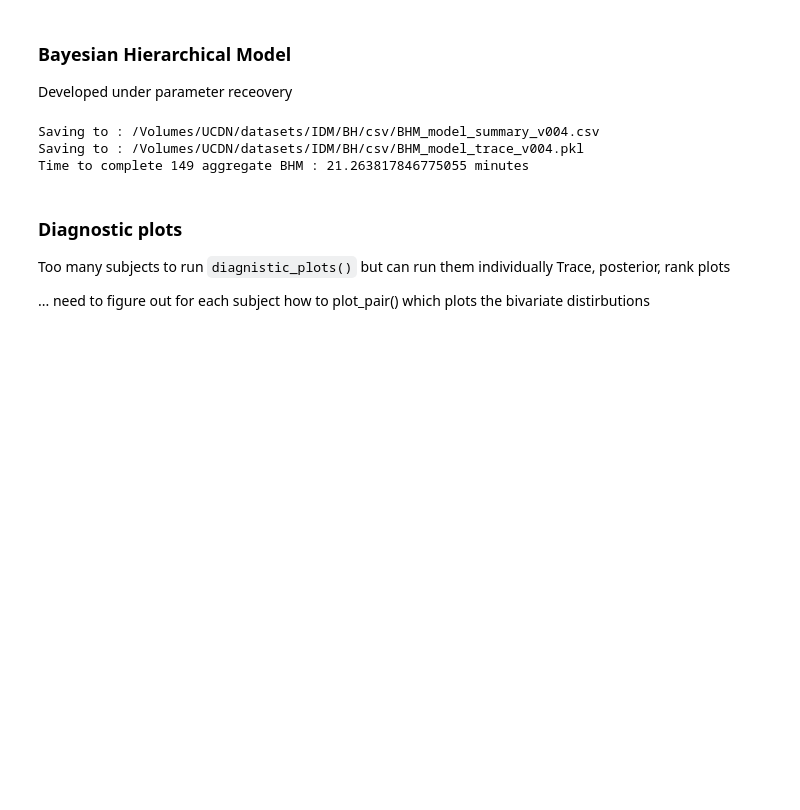
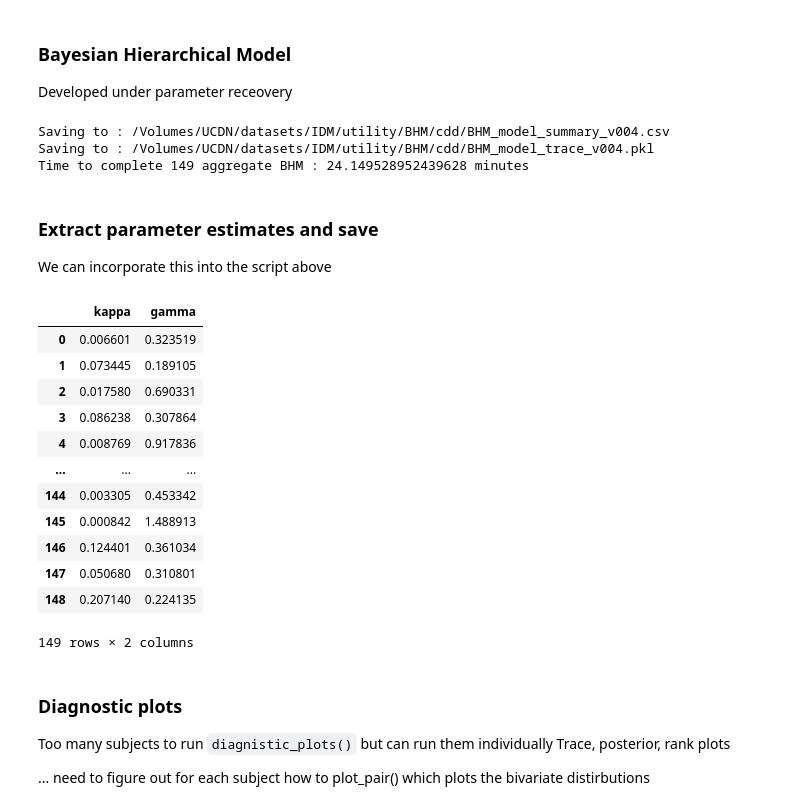
Before and after one commit to CDN-Lab/BH_model, a Jupyter notebook: cdd/hierarchical_model.ipynb, the cells around one changed output. Saved outputs shown, nothing was run; the diff lists cells and outputs as text; code cells hidden in the pictures; blank space fills up the shorter version.

Commit message:
saved diagnostic plots with correct name and extracted parameters to csv

```diff
--- a/cdd/hierarchical_model.ipynb
+++ b/cdd/hierarchical_model.ipynb
@@ -117,7 +117,7 @@ We will load the data from all participants so we can run the modeling schema
 # we will change this when we change utility to 1st level analysis (or split)
 split_dir = '/Volumes/UCDN/datasets/IDM/split/'
 utility_dir = '/Volumes/UCDN/datasets/IDM/utility/'
-save_dir = '/Volumes/UCDN/datasets/IDM/BH/cdd'
+save_dir = '/Volumes/UCDN/datasets/IDM/utility/BHM/cdd/'
 subjs = sorted(glob.glob(os.path.join(split_dir,'23_IDM_*')))
 task = 'cdd'
 cols = ['cdd_choice','cdd_immed_amt','cdd_delay_amt','cdd_immed_wait','cdd_delay_wait','alpha']
@@ -212,9 +212,43 @@ with open(fn,'wb') as buff:
 
 print('Time to complete {} aggregate BHM : {} minutes'.format(len(subjects),(time.time() - tStep1)/60.0))
 # %% [output]
-Saving to : /Volumes/UCDN/datasets/IDM/BH/csv/BHM_model_summary_v004.csv
-Saving to : /Volumes/UCDN/datasets/IDM/BH/csv/BHM_model_trace_v004.pkl
-Time to complete 149 aggregate BHM : 21.263817846775055 minutes
+Saving to : /Volumes/UCDN/datasets/IDM/utility/BHM/cdd/BHM_model_summary_v004.csv
+Saving to : /Volumes/UCDN/datasets/IDM/utility/BHM/cdd/BHM_model_trace_v004.pkl
+Time to complete 149 aggregate BHM : 24.149528952439628 minutes
+# %% [markdown]
+### Extract parameter estimates and save
+
+We can incorporate this into the script above
+# %%
+def extract_mean(fn,var_names=['kappa','gamma'],nb_subjects=149):
+    df = pd.read_csv(fn,index_col=0)
+    df_bhm = pd.DataFrame([],columns=var_names)
+    for var in var_names:
+        ind_list = ['{}[{}]'.format(var,sub_id) for sub_id in range(nb_subjects)]
+        df_bhm[var] = df.loc[df.index.isin(ind_list)]['mean'].reset_index(drop=True)
+    return df_bhm
+
+experiment='v004'
+bhm_dir = '/Volumes/UCDN/datasets/IDM/utility/BHM/'
+bhm_fn = os.path.join(bhm_dir,'cdd','BHM_model_summary_{}.csv'.format(experiment))
+df_bhm = extract_mean(bhm_fn,var_names=['kappa','gamma'],nb_subjects=len(subjects))
+split_CRDM_fn = os.path.join(bhm_dir,'split_CDD_BHM.csv')
+df_bhm.to_csv(split_CRDM_fn)
+df_bhm
+# %% [output]
+|  | kappa | gamma |
+| 0 | 0.006601 | 0.323519 |
+| 1 | 0.073445 | 0.189105 |
+| 2 | 0.017580 | 0.690331 |
+| 3 | 0.086238 | 0.307864 |
+| 4 | 0.008769 | 0.917836 |
+| ... | ... | ... |
+| 144 | 0.003305 | 0.453342 |
+| 145 | 0.000842 | 1.488913 |
+| 146 | 0.124401 | 0.361034 |
+| 147 | 0.050680 | 0.310801 |
+| 148 | 0.207140 | 0.224135 |
+149 rows × 2 columns
 # %% [markdown]
 ### Diagnostic plots
 
```
Also changed, not shown: parts of 1 cell of this notebook, 1 other file.
